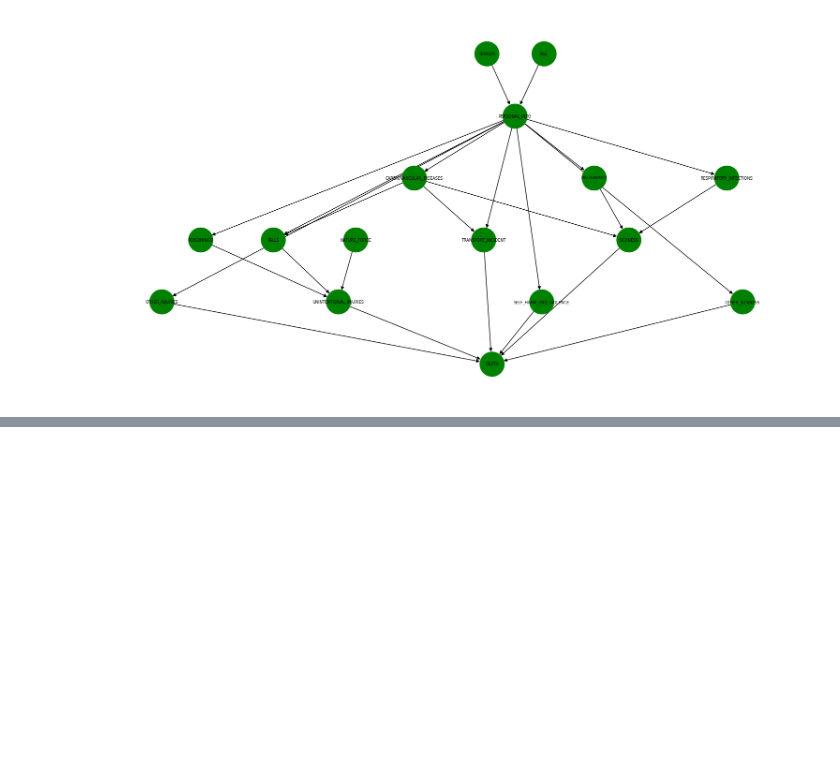
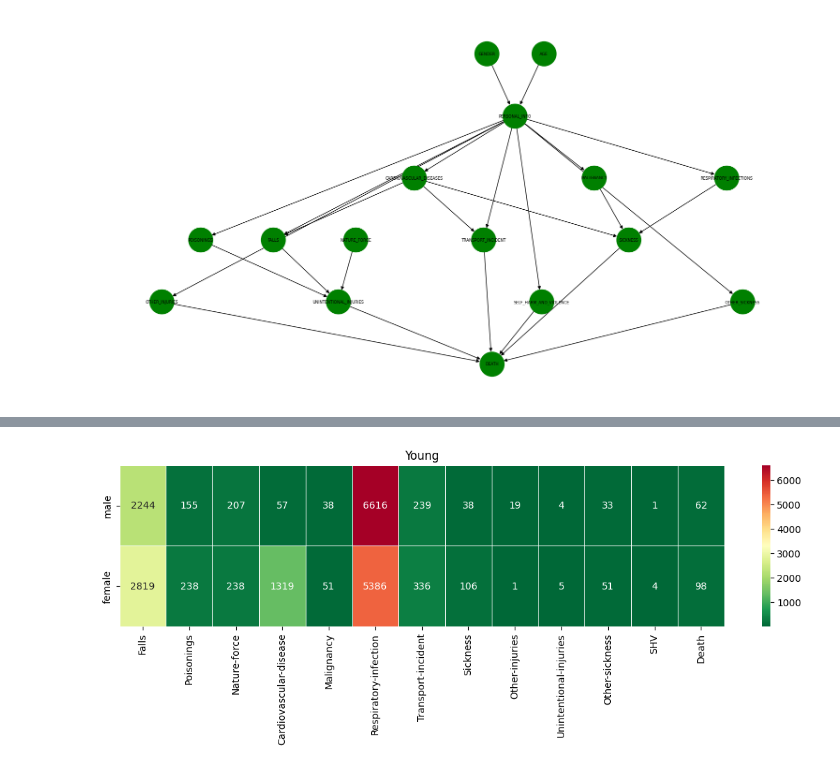
Before and after one commit to AndreaZecca/ByeBayes, a Jupyter notebook: project.ipynb, the cells around one changed output, grey strips where cells are left out. Saved outputs shown, nothing was run; the diff lists cells and outputs as text; code cells hidden in the pictures; blank space fills up the shorter version.

```diff
--- a/project.ipynb
+++ b/project.ipynb
@@ -53,3 +54,8 @@ draw_graph(manualConstructedModel)
 # Data retrieving using Bif file and dataset construction
 
 data = BIFReader("./data/probabilities.bif")
+# %%
+# Dataset retrieving
+
+dataset = pd.read_csv("./data/dataset.csv")
+dataset.head()
@@ -55,0 +69,5 @@ data = BIFReader("./data/probabilities.bif")
+# %%
+# Creation of a compressed dataset grouping data for age-range
+
+compressed_dataset = dataset.drop("ID",axis=1).groupby(["Age-range","Gender"]).sum()
+compressed_dataset.head(6)
@@ -55,0 +83,17 @@ data = BIFReader("./data/probabilities.bif")
+# %%
+columns = ["Falls","Poisonings","Nature-force","Cardiovascular-disease","Malignancy","Respiratory-infection","Transport-incident","Sickness","Other-injuries","Unintentional-injuries","Other-sickness","SHV","Death"]
+index = ["male","female"]
+
+young = np.array(compressed_dataset.drop(["old","adult"]))
+adult = np.array(compressed_dataset.drop(["young","old"]))
+old = np.array(compressed_dataset.drop(["young","adult"]))
+
+dataYoung = pd.DataFrame(young,index=index, columns=columns)
+dataAdult = pd.DataFrame(adult,index=index, columns=columns)
+dataOld = pd.DataFrame(old,index=index, columns=columns)
+# %%
+plt.figure(figsize=(14,3))
+sns.heatmap(dataYoung, annot=True ,fmt="g", cmap='RdYlGn_r', linewidths=0.5).set_title("Young")
+print()
+# %% [output]
+[figure, added]
```
Also changed, not shown: parts of 7 cells of this notebook, 2 other files.
